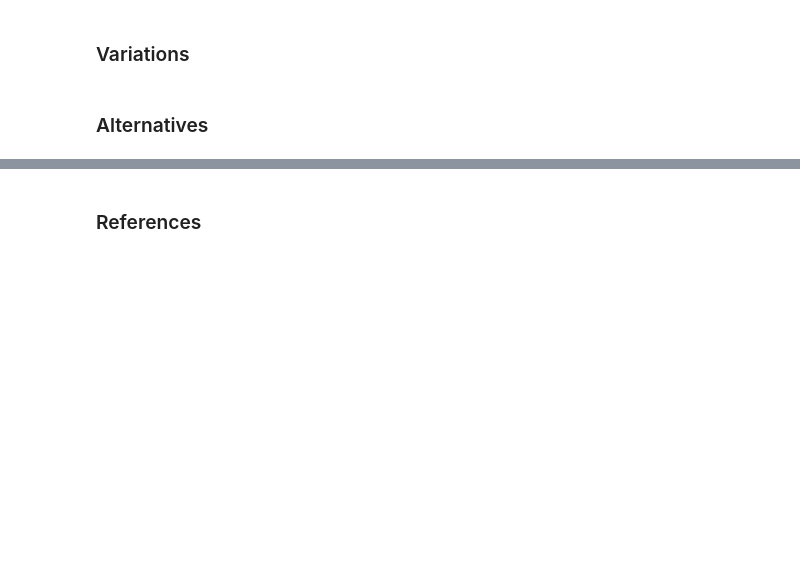
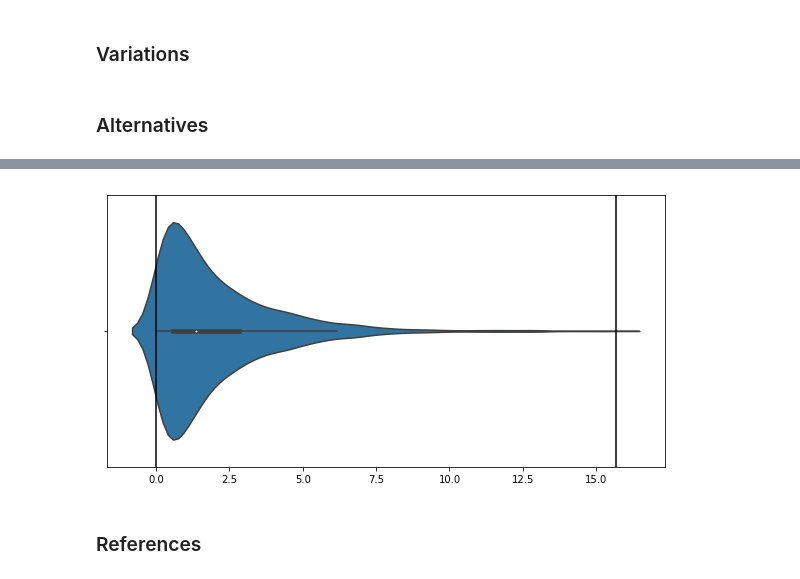
Before and after one commit to MarionMcG/fundamentals_data_analysis, a Jupyter notebook: boxplots.ipynb, the cells around one changed output, grey strips where cells are left out. Saved outputs shown, nothing was run; the diff lists cells and outputs as text; code cells hidden in the pictures; blank space fills up the shorter version.

```diff
--- a/boxplots.ipynb
+++ b/boxplots.ipynb
@@ -102,3 +105,12 @@ ax2.axvline(bottom, 0, color='k');
+# %%
+fig, (ax1) = plt.subplots(1, figsize=(10, 5));
+sns.violinplot(exp, ax= ax1);
+bottom = np.min(exp)
+ax1.axvline(bottom, 0, color='k');
+top = np.max(exp)
+ax1.axvline(top, 0, color = 'k');
+# %% [output]
+[figure, added]
 # %% [markdown]
 ### References
 # %% [markdown]
```
Also changed, not shown: parts of 8 cells of this notebook.
